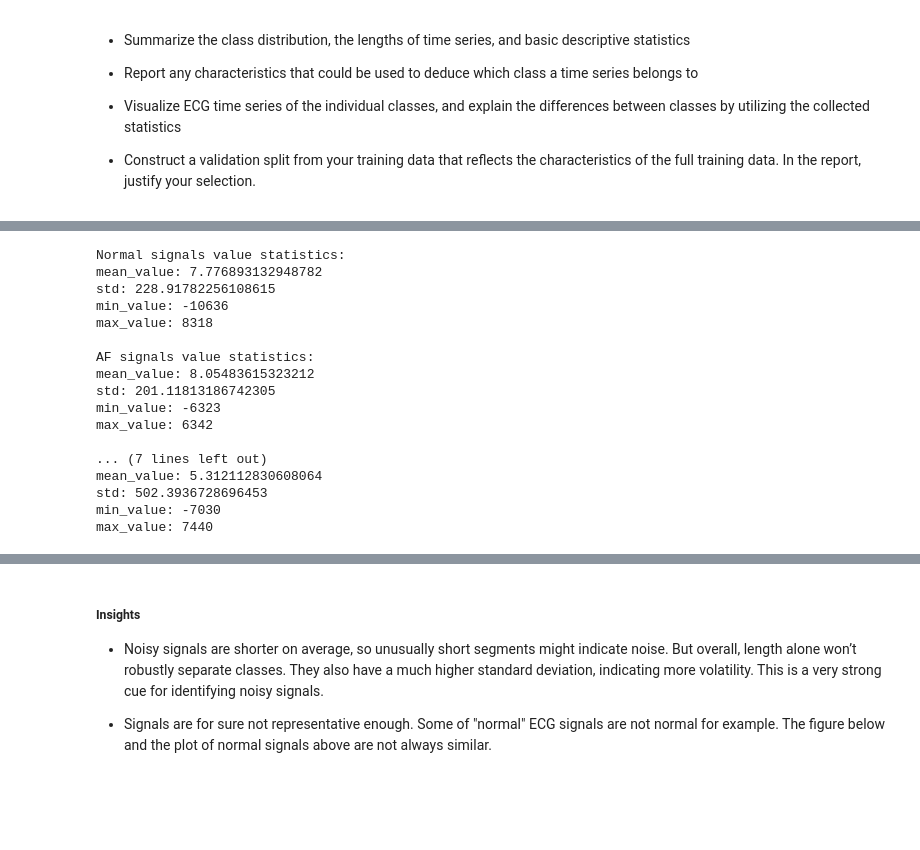
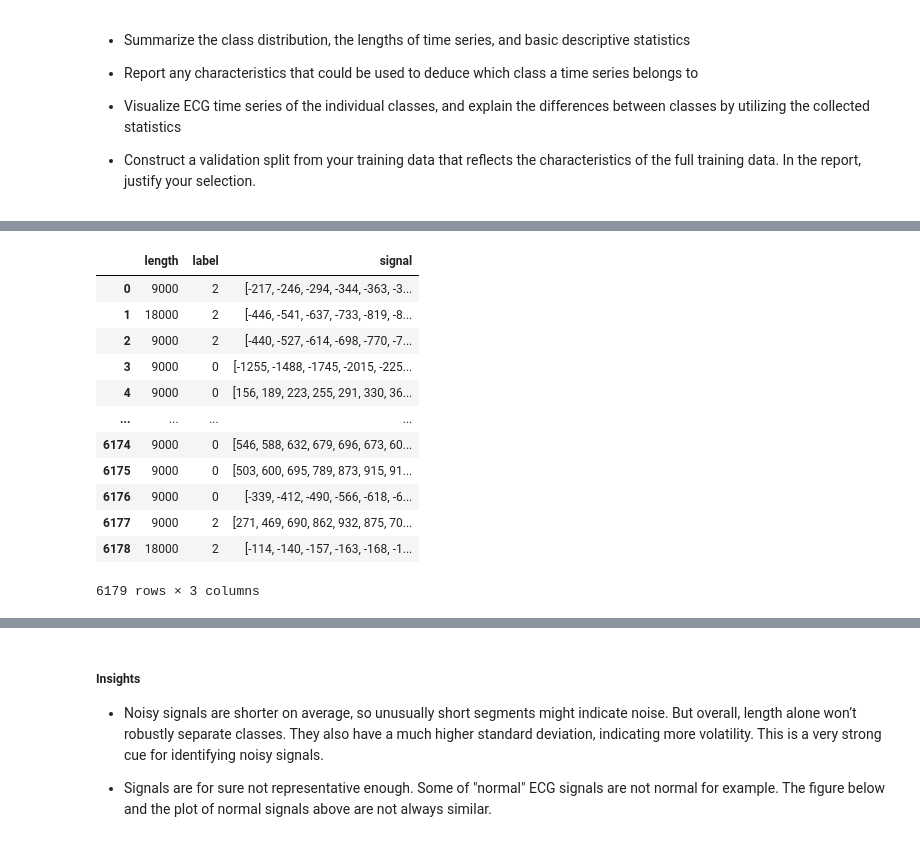
Before and after one commit to emirhansarioglu/ecg-timeseries-model, a Jupyter notebook: Dataset_Exploration/EDA.ipynb, the cells around one changed output, grey strips where cells are left out. Drawn from its saved outputs; the diff is of its cells as text; code cells hidden in the pictures; blank space fills up the shorter version.

```diff
--- a/Dataset_Exploration/EDA.ipynb
+++ b/Dataset_Exploration/EDA.ipynb
@@ -129,36 +172,23 @@ plt.show()
-# %%
-ecg_signals_df = pd.DataFrame({'signal': signals, 'label': labels.iloc[:, 0]})
-
-class_stats = {}
-for label, group in ecg_signals_df.groupby('label'):
-    all_signals = np.concatenate(group['signal'].values)
-    class_stats[label] = {
-        'mean_value': np.mean(all_signals),
-        'std': np.std(all_signals),
-        'min_value': np.min(all_signals),
-        'max_value': np.max(all_signals),
-    }
-
-for klass, stats in class_stats.items():
-    print(f"{label_dict[klass]} signals value statistics:")
-    for key, value in stats.items():
-        print(f"{key}: {value}")
-    print()
-# %% [output]
-Normal signals value statistics:
-mean_value: 7.776893132948782
-std: 228.91782256108615
-min_value: -10636
-max_value: 8318
-
-AF signals value statistics:
-mean_value: 8.05483615323212
-std: 201.11813186742305
-min_value: -6323
-max_value: 6342
-
-... (7 lines left out)
-mean_value: 5.312112830608064
-std: 502.3936728696453
-min_value: -7030
-max_value: 7440
+# %%
+ecg_df = pd.DataFrame({
+    'length': [len(sig) for sig in signals],
+    'label': labels[0],
+    'signal': signals
+
+})
+
+ecg_df
+# %% [output]
+|  | length | label | signal |
+| 0 | 9000 | 2 | [-217, -246, -294, -344, -363, -3... |
+| 1 | 18000 | 2 | [-446, -541, -637, -733, -819, -8... |
+| 2 | 9000 | 2 | [-440, -527, -614, -698, -770, -7... |
+| 3 | 9000 | 0 | [-1255, -1488, -1745, -2015, -225... |
+| 4 | 9000 | 0 | [156, 189, 223, 255, 291, 330, 36... |
+| ... | ... | ... | ... |
+| 6174 | 9000 | 0 | [546, 588, 632, 679, 696, 673, 60... |
+| 6175 | 9000 | 0 | [503, 600, 695, 789, 873, 915, 91... |
+| 6176 | 9000 | 0 | [-339, -412, -490, -566, -618, -6... |
+| 6177 | 9000 | 2 | [271, 469, 690, 862, 932, 875, 70... |
+| 6178 | 18000 | 2 | [-114, -140, -157, -163, -168, -1... |
+6179 rows × 3 columns
```
Also changed, not shown: parts of 19 cells of this notebook, 1 other file.
